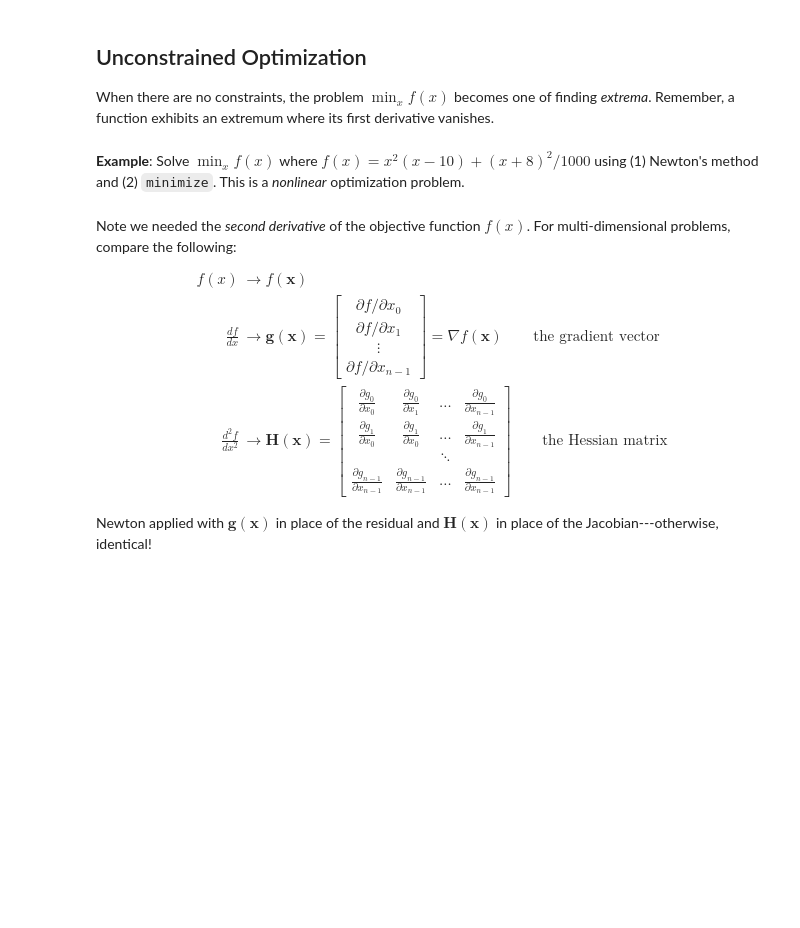
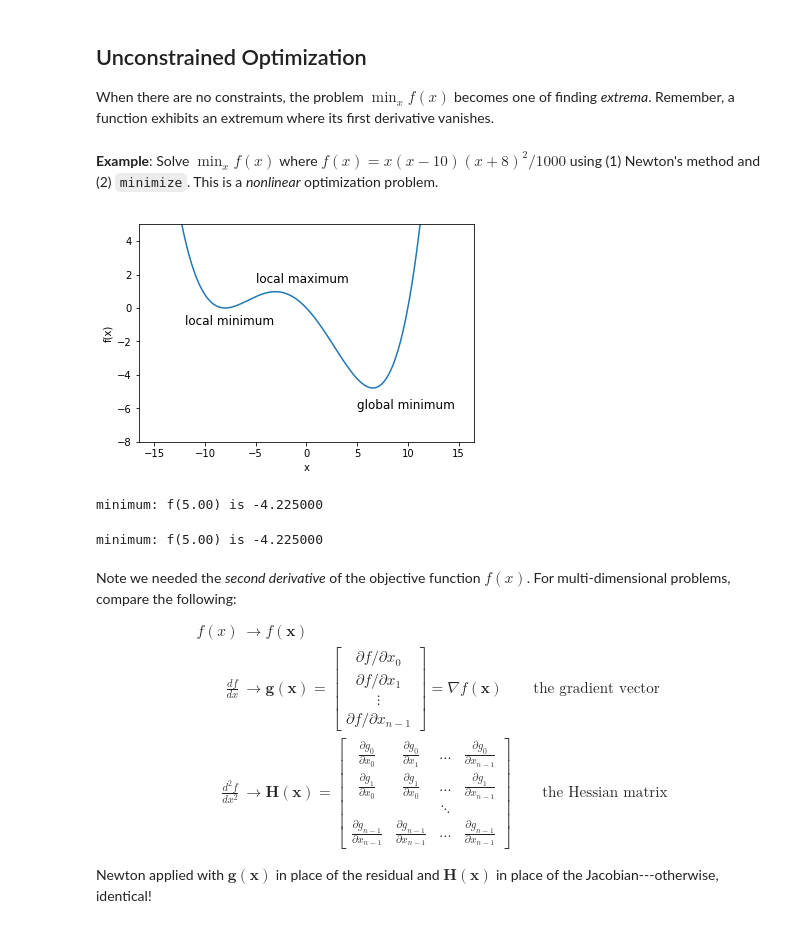
Before and after one commit to robertsj/me400_notes, a Jupyter notebook: source/lectures/ME400_Lecture_22_Slides.ipynb, the cells around one changed output. Saved outputs shown, nothing was run; the diff lists cells and outputs as text; code cells hidden in the pictures; blank space fills up the shorter version.

```diff
--- a/source/lectures/ME400_Lecture_22_Slides.ipynb
+++ b/source/lectures/ME400_Lecture_22_Slides.ipynb
@@ -49,14 +49,16 @@ $$
 
 When there are no constraints, the problem $\min_x f(x)$ becomes one of finding *extrema*.  Remember, a function exhibits an extremum where its first derivative vanishes.
 # %% [markdown]
-**Example**: Solve $\min_x f(x)$ where $f(x) = x^2(x-10)+(x+8)^2/1000$ using (1) Newton's method and (2) `minimize`.  This is a *nonlinear* optimization problem.
+**Example**: Solve $\min_x f(x)$ where $f(x) = x(x-10)(x+8)^2/1000$ using (1) Newton's method and (2) `minimize`.  This is a *nonlinear* optimization problem.
 # %%
 import numpy as np
 import matplotlib.pyplot as plt
 x = np.linspace(-15, 15, 1000)
-f = lambda z: z*(z-10)*(z**1+8)**2/1000
+f = lambda z: (z**4 + 6*z**3 - 96*z**2 - 640*z)/1000
 plt.plot(x, f(x));  plt.ylim(-8, 5); plt.xlabel('x'); plt.ylabel('f(x)')
 plt.text(-12, -1, 'local minimum', fontsize=12)
 plt.text(-5, 1.5, 'local maximum', fontsize=12)
 plt.text(5, -6, 'global minimum', fontsize=12)
 plt.show()
+# %% [output]
+[figure, added]
@@ -88,6 +65,22 @@ print("minimum value is {:.4e}".format(f(x)))
+# %%
+# Option 1 - Newton's method for f'(x) = 0
+fp = lambda z: (4*z**3 + 18*z**2 - 192*z - 640)/1000.
+fpp = lambda z: (12*z**2 + 36*z - 192)/1000.
+# Set the initial guess
+x = 5.0
+# Perform Newton's method
+
+
+print('minimum: f({:.2f}) is {:2f}'.format(x, f(x)))
+# %% [output]
+minimum: f(5.00) is -4.225000
 # %%
 #  Option 2 - scipy's minimize
 from scipy.optimize import minimize
+
+print('minimum: f({:.2f}) is {:2f}'.format(x, f(x)))
+# %% [output]
+minimum: f(5.00) is -4.225000
 # %% [markdown]
 Note we needed the *second derivative* of the objective function $f(x)$.  For multi-dimensional problems, compare the following:
 
```
Also changed, not shown: parts of 7 cells of this notebook, 2 other files.
